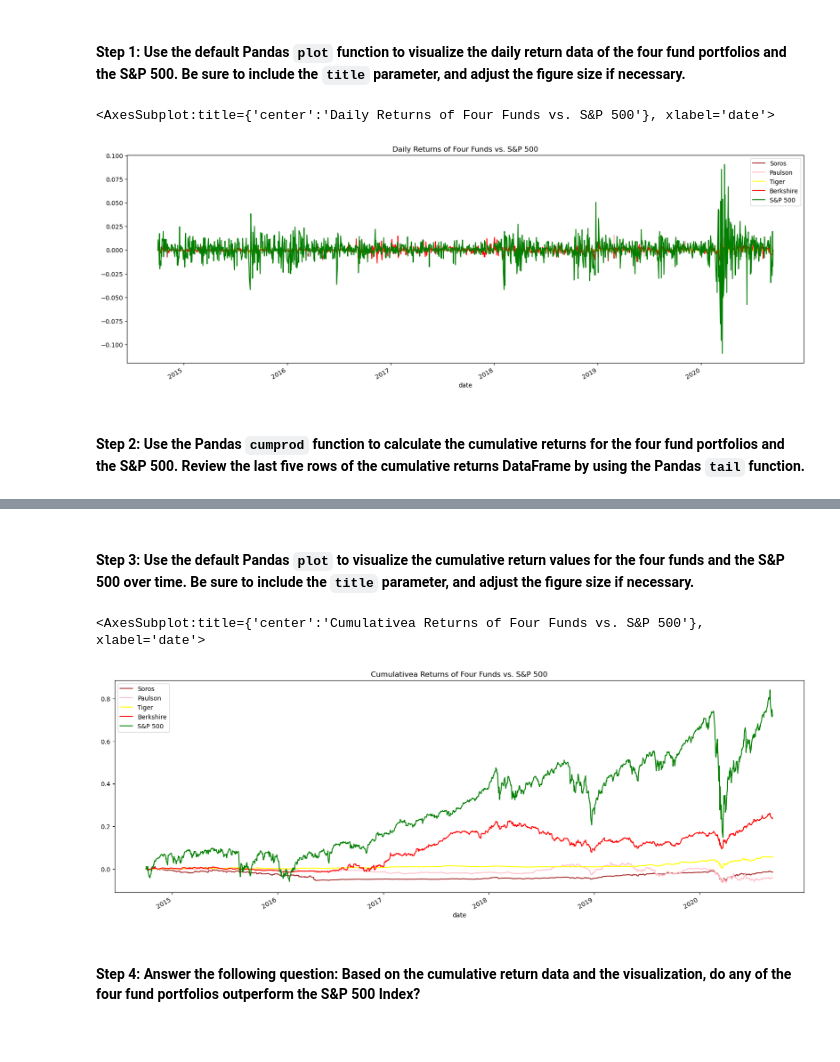
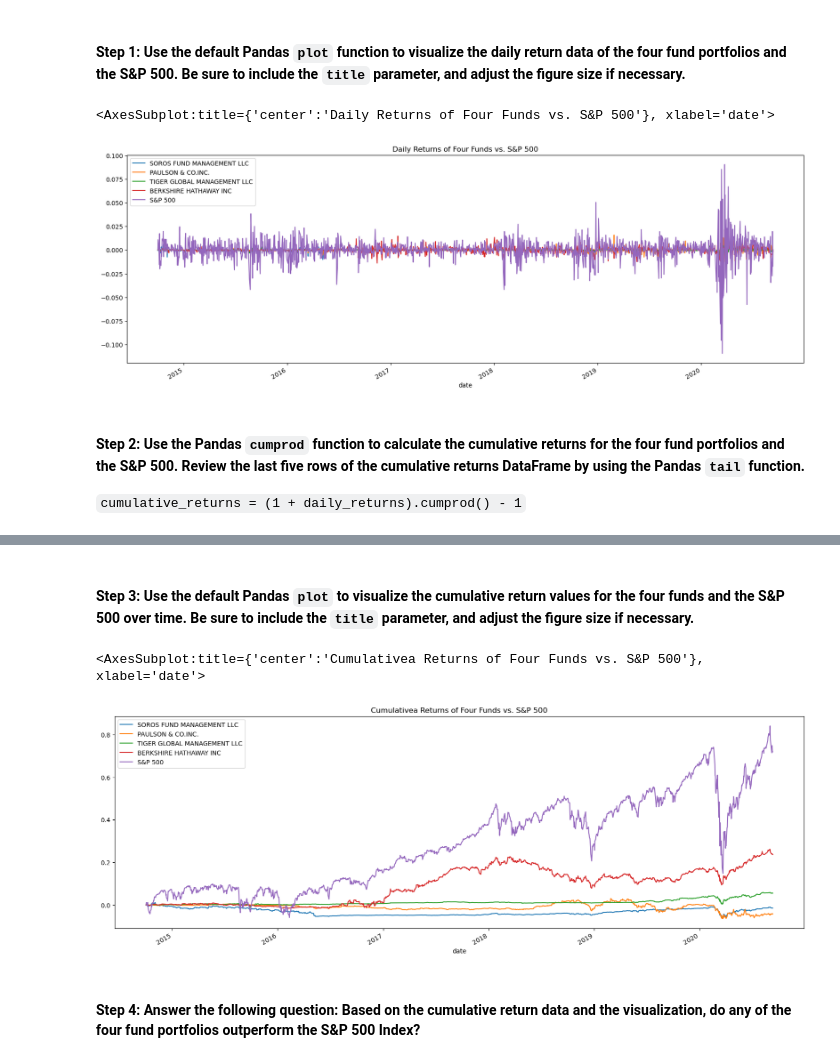
Before and after one commit to Billie-LS/Portfolio-key-risk-management-metrics-analysis, a Jupyter notebook: risk_return_analysis.ipynb, the cells around one changed output, grey strips where cells are left out. Cells and saved outputs as stored; diff of their text form; code cells hidden in the pictures.

```diff
--- a/risk_return_analysis.ipynb
+++ b/risk_return_analysis.ipynb
@@ -176,17 +168,21 @@ Analyze the data to determine if any of the portfolios outperform the broader st
 #### Step 1:  Use the default Pandas `plot` function to visualize the daily return data of the four fund portfolios and the S&P 500. Be sure to include the `title` parameter, and adjust the figure size if necessary.
 # %%
 # Plot the daily return data of the 4 funds and the S&P 500
-# Inclue a title parameter and adjust the figure size
-daily_returns['SOROS FUND MANAGEMENT LLC'].plot(legend=True, figsize=(20,7), title='Daily Returns of Four Funds vs. S&P 500', color='brown', label='Soros')
-daily_returns['PAULSON & CO.INC.'].plot(legend=True,figsize=(20,7), color='pink', label='Paulson')
-daily_returns['TIGER GLOBAL MANAGEMENT LLC'].plot(legend=True,figsize=(20,7), color='yellow', label='Tiger')
-daily_returns['BERKSHIRE HATHAWAY INC'].plot(legend=True,figsize=(20,7), color='red', label='Berkshire')
-daily_returns['S&P 500'].plot(legend=True,figsize=(20,7), color='green', label='S&P 500')
+# Include a title parameter and adjust the figure size
+#   daily_returns['SOROS FUND MANAGEMENT LLC'].plot(legend=True, figsize=(20,7), title='Daily Returns of Four Funds vs. S&P 500', color='brown', label='Soros')
+#   daily_returns['PAULSON & CO.INC.'].plot(legend=True,figsize=(20,7), color='pink', label='Paulson')
+#   daily_returns['TIGER GLOBAL MANAGEMENT LLC'].plot(legend=True,figsize=(20,7), color='yellow', label='Tiger')
+#   daily_returns['BERKSHIRE HATHAWAY INC'].plot(legend=True,figsize=(20,7), color='red', label='Berkshire')
+#   daily_returns['S&P 500'].plot(legend=True,figsize=(20,7), color='green', label='S&P 500')
+
+daily_returns.plot(figsize=(20,7), title='Daily Returns of Four Funds vs. S&P 500')
 # %% [output]
 <AxesSubplot:title={'center':'Daily Returns of Four Funds vs. S&P 500'}, xlabel='date'>
-[figure, old version]
+[figure, new version]
 # %% [markdown]
 #### Step 2: Use the Pandas `cumprod` function to calculate the cumulative returns for the four fund portfolios and the S&P 500. Review the last five rows of the cumulative returns DataFrame by using the Pandas `tail` function.
+
+`cumulative_returns = (1 + daily_returns).cumprod() - 1`
 # %%
 # Calculate the cumulative returns of the 4 fund portfolios and the S&P 500
 # Review the last 5 rows of the cumulative returns DataFrame
@@ -206,14 +202,15 @@ display(cumulative_returns.head())
 # %%
 # Visualize the cumulative returns using the Pandas plot function
 # Include a title parameter and adjust the figure size
-cumulative_returns['SOROS FUND MANAGEMENT LLC'].plot(legend=True, figsize=(20,7), title='Cumulativea Returns of Four Funds vs. S&P 500', color='brown', label='Soros')
-cumulative_returns['PAULSON & CO.INC.'].plot(legend=True,figsize=(20,7), color='pink', label='Paulson')
-cumulative_returns['TIGER GLOBAL MANAGEMENT LLC'].plot(legend=True,figsize=(20,7), color='yellow', label='Tiger')
-cumulative_returns['BERKSHIRE HATHAWAY INC'].plot(legend=True,figsize=(20,7), color='red', label='Berkshire')
-cumulative_returns['S&P 500'].plot(legend=True,figsize=(20,7), color='green', label='S&P 500')
+#   cumulative_returns['SOROS FUND MANAGEMENT LLC'].plot(legend=True, figsize=(20,7), title='Cumulativea Returns of Four Funds vs. S&P 500', color='brown', label='Soros')
+#   cumulative_returns['PAULSON & CO.INC.'].plot(legend=True,figsize=(20,7), color='pink', label='Paulson')
+#   cumulative_returns['TIGER GLOBAL MANAGEMENT LLC'].plot(legend=True,figsize=(20,7), color='yellow', label='Tiger')
+#   cumulative_returns['BERKSHIRE HATHAWAY INC'].plot(legend=True,figsize=(20,7), color='red', label='Berkshire')
+#   cumulative_returns['S&P 500'].plot(legend=True,figsize=(20,7), color='green', label='S&P 500')
+cumulative_returns.plot(figsize=(20,7), title='Cumulativea Returns of Four Funds vs. S&P 500')
 # %% [output]
 <AxesSubplot:title={'center':'Cumulativea Returns of Four Funds vs. S&P 500'}, xlabel='date'>
-[figure, old version]
+[figure, new version]
 # %% [markdown]
 #### Step 4: Answer the following question: Based on the cumulative return data and the visualization, do any of the four fund portfolios outperform the S&P 500 Index?
 # %% [markdown]
```
Also changed, not shown: parts of 40 cells of this notebook, 1 other file.
